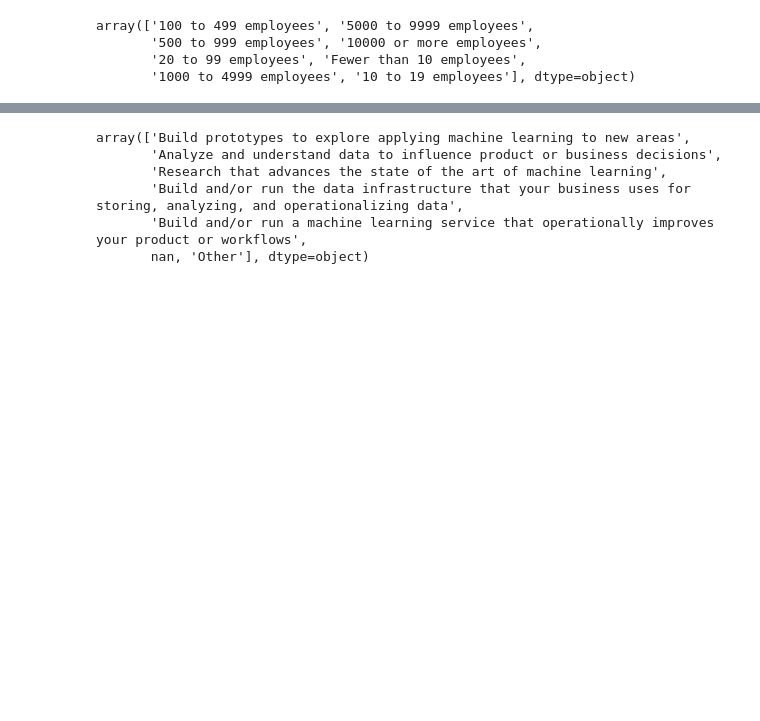
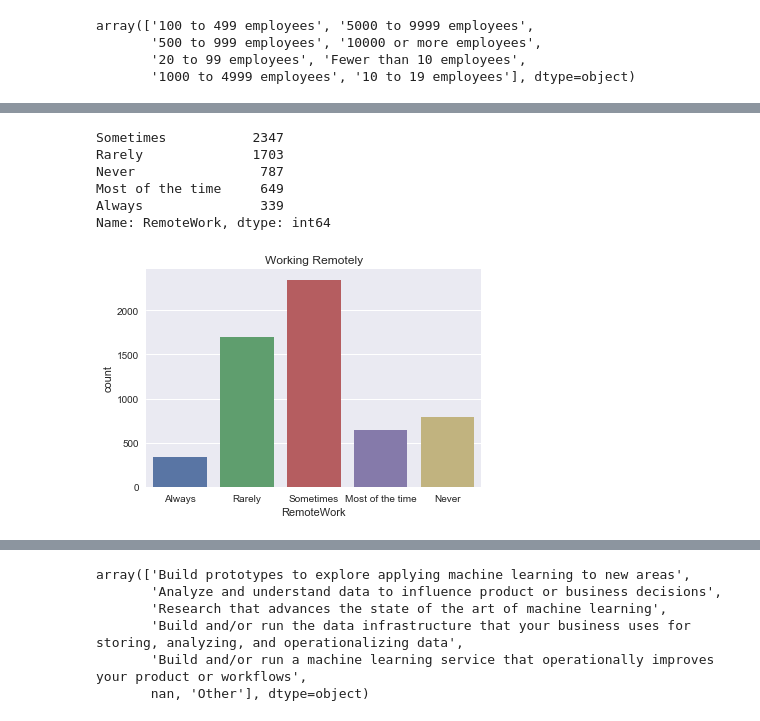
Before and after one commit to Jorrd/ds-fundamentals-a2, a Jupyter notebook: Untitled.ipynb, the cells around one changed output, grey strips where cells are left out. Cells and saved outputs as stored; diff of their text form; code cells hidden in the pictures; blank space fills up the shorter version.

```diff
--- a/Untitled.ipynb
+++ b/Untitled.ipynb
@@ -517,0 +544,2 @@ employer_size_crosstab
+# %%
+remote_work = clean_MC_data[['JobSatisfaction', 'RemoteWork']].dropna()
@@ -517,0 +561,16 @@ employer_size_crosstab
+# %%
+remote_work = remote_work[remote_work['RemoteWork'] != "Don't know"]
+# %%
+remote_work['RemoteWork'].value_counts()
+# %% [output]
+Sometimes           2347
+Rarely              1703
+Never                787
+Most of the time     649
+Always               339
+Name: RemoteWork, dtype: int64
+# %%
+sns.countplot(x="RemoteWork", data=remote_work).set_title('Working Remotely')
+plt.show()
+# %% [output]
+[figure, added]
```
Also changed, not shown: parts of 65 cells of this notebook.
